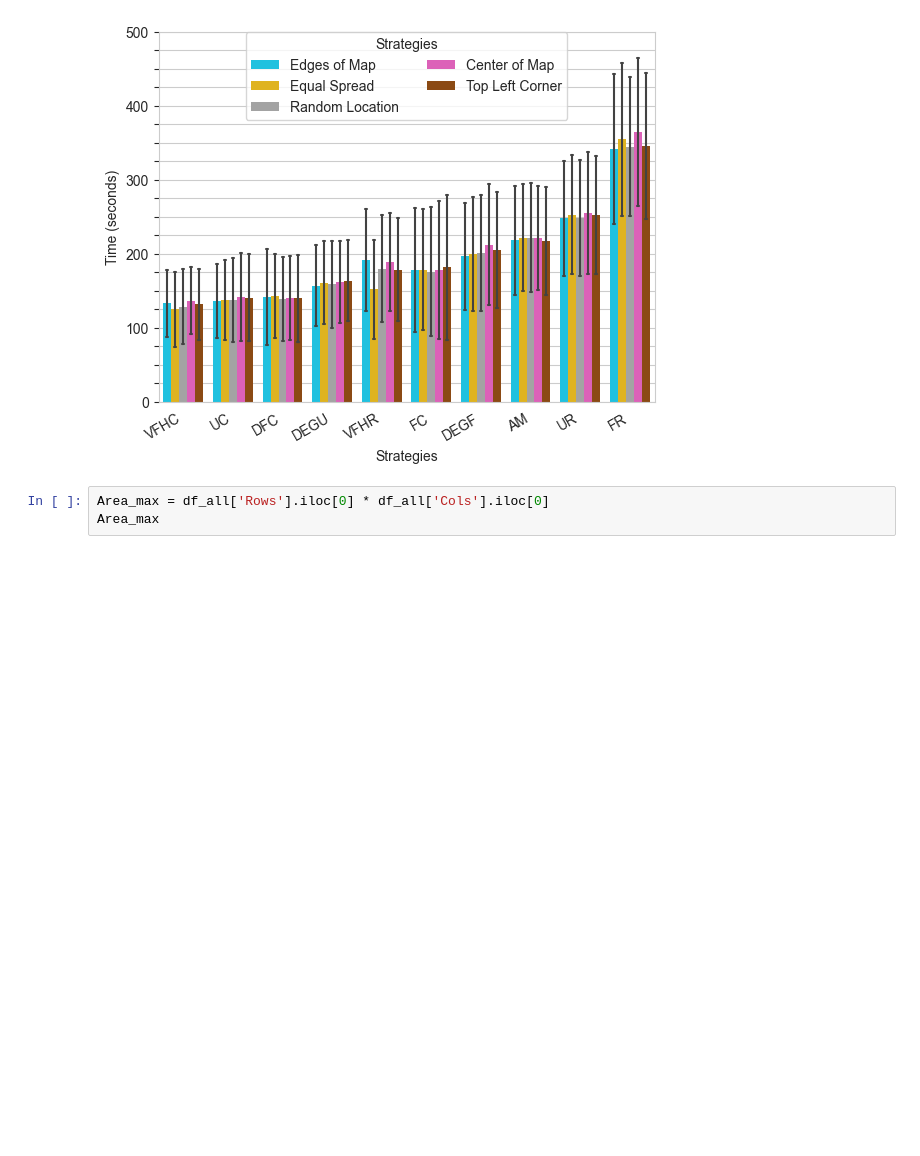
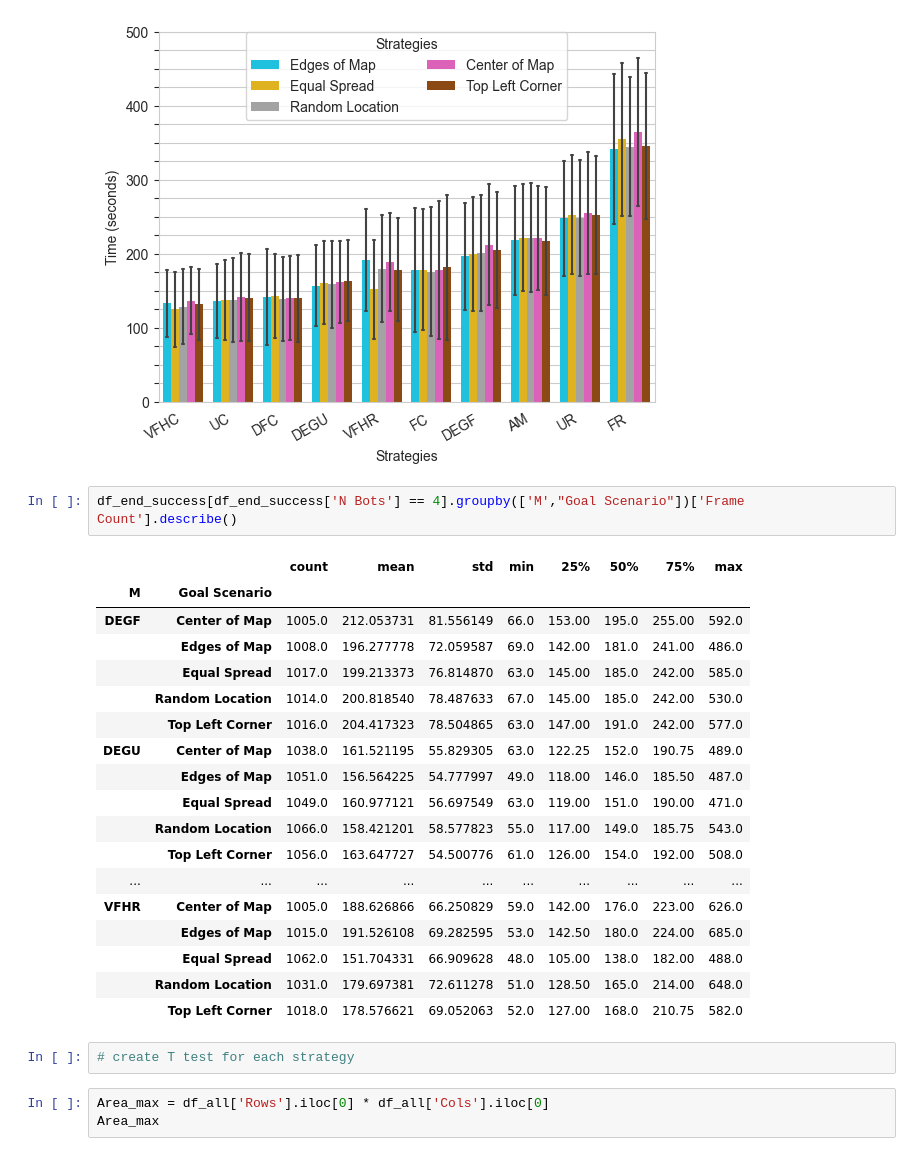
Before and after one commit to DIRECTLab/Multi_Agents_Area_Exploration, a Jupyter notebook: analysing_data/christopher_plottings/plots_updated.ipynb, the cells around one changed output. Drawn from its saved outputs; the diff is of its cells as text; blank space fills up the shorter version.

Commit message:
distribution_vs_segmentation describe

```diff
--- a/analysing_data/christopher_plottings/plots_updated.ipynb
+++ b/analysing_data/christopher_plottings/plots_updated.ipynb
@@ -627,6 +627,29 @@ for ind, label in enumerate(grd.get_yticklabels()):
 plt.savefig(f"distribution_vs_segmentation.png", bbox_inches='tight' ,dpi=300)
 # %% [output]
 [figure]
+# %%
+df_end_success[df_end_success['N Bots'] == 4].groupby(['M',"Goal Scenario"])['Frame Count'].describe()
+# %% [output]
+|  |  | count | mean | std | min | 25% | 50% | 75% | max |
+| M | Goal Scenario |  |  |  |  |  |  |  |  |
+| DEGF | Center of Map | 1005.0 | 212.053731 | 81.556149 | 66.0 | 153.00 | 195.0 | 255.00 | 592.0 |
+|  | Edges of Map | 1008.0 | 196.277778 | 72.059587 | 69.0 | 142.00 | 181.0 | 241.00 | 486.0 |
+|  | Equal Spread | 1017.0 | 199.213373 | 76.814870 | 63.0 | 145.00 | 185.0 | 242.00 | 585.0 |
+|  | Random Location | 1014.0 | 200.818540 | 78.487633 | 67.0 | 145.00 | 185.0 | 242.00 | 530.0 |
+|  | Top Left Corner | 1016.0 | 204.417323 | 78.504865 | 63.0 | 147.00 | 191.0 | 242.00 | 577.0 |
+| DEGU | Center of Map | 1038.0 | 161.521195 | 55.829305 | 63.0 | 122.25 | 152.0 | 190.75 | 489.0 |
+|  | Edges of Map | 1051.0 | 156.564225 | 54.777997 | 49.0 | 118.00 | 146.0 | 185.50 | 487.0 |
+|  | Equal Spread | 1049.0 | 160.977121 | 56.697549 | 63.0 | 119.00 | 151.0 | 190.00 | 471.0 |
+|  | Random Location | 1066.0 | 158.421201 | 58.577823 | 55.0 | 117.00 | 149.0 | 185.75 | 543.0 |
+|  | Top Left Corner | 1056.0 | 163.647727 | 54.500776 | 61.0 | 126.00 | 154.0 | 192.00 | 508.0 |
+| ... | ... | ... | ... | ... | ... | ... | ... | ... | ... |
+| VFHR | Center of Map | 1005.0 | 188.626866 | 66.250829 | 59.0 | 142.00 | 176.0 | 223.00 | 626.0 |
+|  | Edges of Map | 1015.0 | 191.526108 | 69.282595 | 53.0 | 142.50 | 180.0 | 224.00 | 685.0 |
+|  | Equal Spread | 1062.0 | 151.704331 | 66.909628 | 48.0 | 105.00 | 138.0 | 182.00 | 488.0 |
+|  | Random Location | 1031.0 | 179.697381 | 72.611278 | 51.0 | 128.50 | 165.0 | 214.00 | 648.0 |
+|  | Top Left Corner | 1018.0 | 178.576621 | 69.052063 | 52.0 | 127.00 | 168.0 | 210.75 | 582.0 |
+# %%
+# create T test for each strategy
 # %%
 Area_max = df_all['Rows'].iloc[0] * df_all['Cols'].iloc[0]
 Area_max
```
